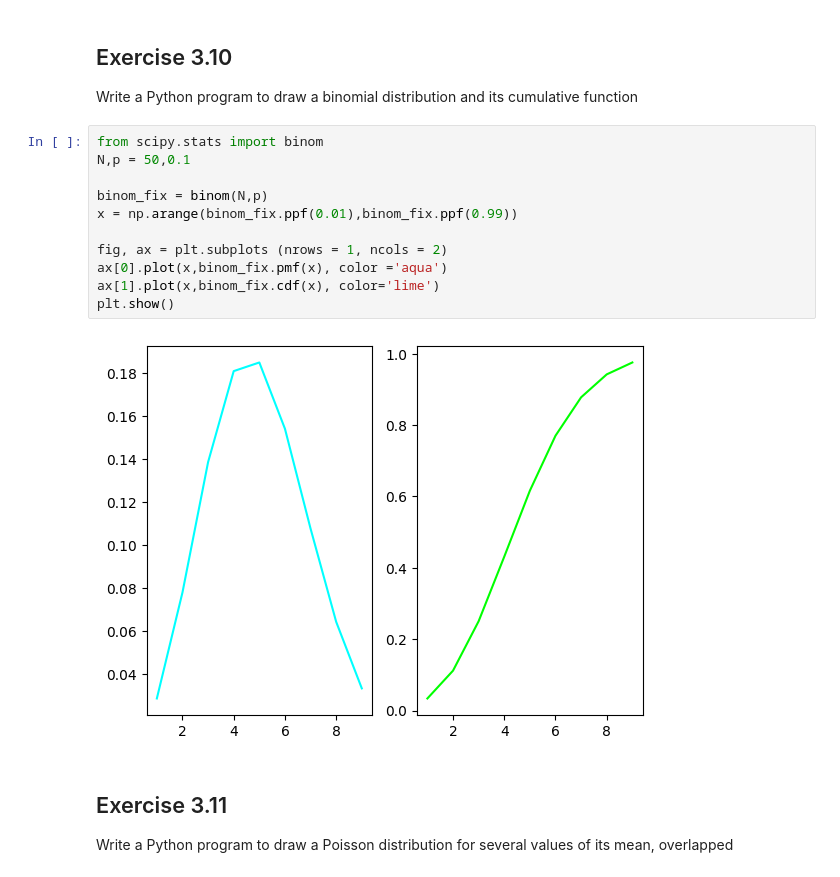
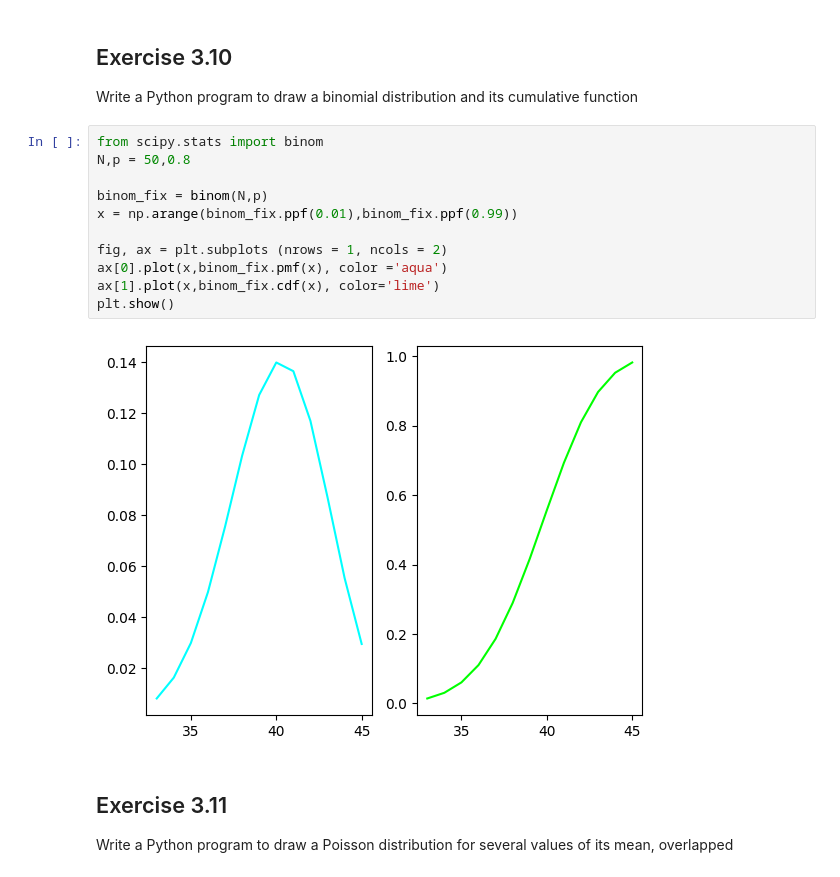
Before and after one commit to CarminatiGiovanni/LaboratorioCalcoloEStatistica, a Jupyter notebook: exercises_3_161023.ipynb, the cells around one changed output. Cells and saved outputs as stored; diff of their text form.

```diff
--- a/exercises_3_161023.ipynb
+++ b/exercises_3_161023.ipynb
@@ -223,17 +160,17 @@ The area of the tails at 5 sigma is: 5.73e-07
 Write a Python program to draw a binomial distribution and its cumulative function
 # %%
 from scipy.stats import binom
-N,p = 50,0.1
+N,p = 50,0.8
 
 binom_fix = binom(N,p)
 x = np.arange(binom_fix.ppf(0.01),binom_fix.ppf(0.99))
 
 fig, ax = plt.subplots (nrows = 1, ncols = 2)
 ax[0].plot(x,binom_fix.pmf(x), color ='aqua')
 ax[1].plot(x,binom_fix.cdf(x), color='lime')
 plt.show()
 # %% [output]
-[figure, old version]
+[figure, new version]
 # %% [markdown]
 ## Exercise 3.11
 Write a Python program to draw a Poisson distribution for several values of its mean, overlapped
```
Also changed, not shown: parts of 22 cells of this notebook, 3 other files.
